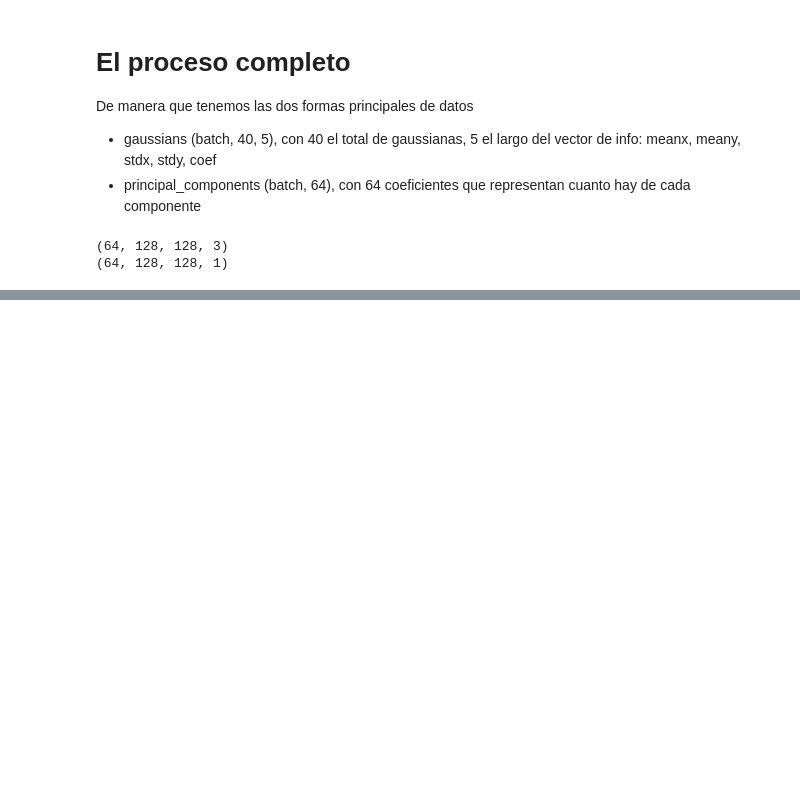
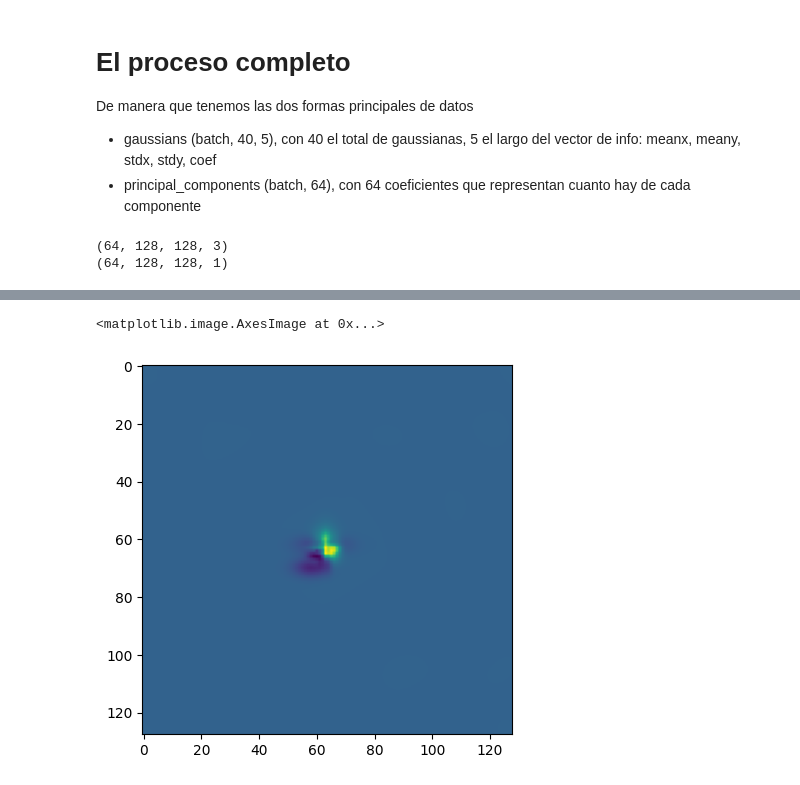
Before and after one commit to fbientrigo/grav_lensing, a Jupyter notebook: 06_pipeline_parametric/a_parametrize.ipynb, the cells around one changed output, grey strips where cells are left out. Drawn from its saved outputs; the diff is of its cells as text; code cells hidden in the pictures; blank space fills up the shorter version.

```diff
--- a/06_pipeline_parametric/a_parametrize.ipynb
+++ b/06_pipeline_parametric/a_parametrize.ipynb
@@ -106,0 +507,7 @@ for X_batch, y_batch in train_dataset.take(1):
+# %%
+for X_batch, y_batch in train_dataset.take(1):
+    predictions = cnn_model.predict(X_batch)
+    # Obtener el tamaño del batch
+    batch_size = X_batch.shape[0]
+    # Reconstruir imágenes de baja y alta frecuencia
+    reconstructed_images = reconstruct_batch_images(*predictions, batch_size)
@@ -106,0 +516,5 @@ for X_batch, y_batch in train_dataset.take(1):
+# %%
+plt.imshow(reconstructed_images[1,:,:,0])
+# %% [output]
+<matplotlib.image.AxesImage at 0x...>
+[figure, added]
```
Also changed, not shown: parts of 19 cells of this notebook, 2 other files.
